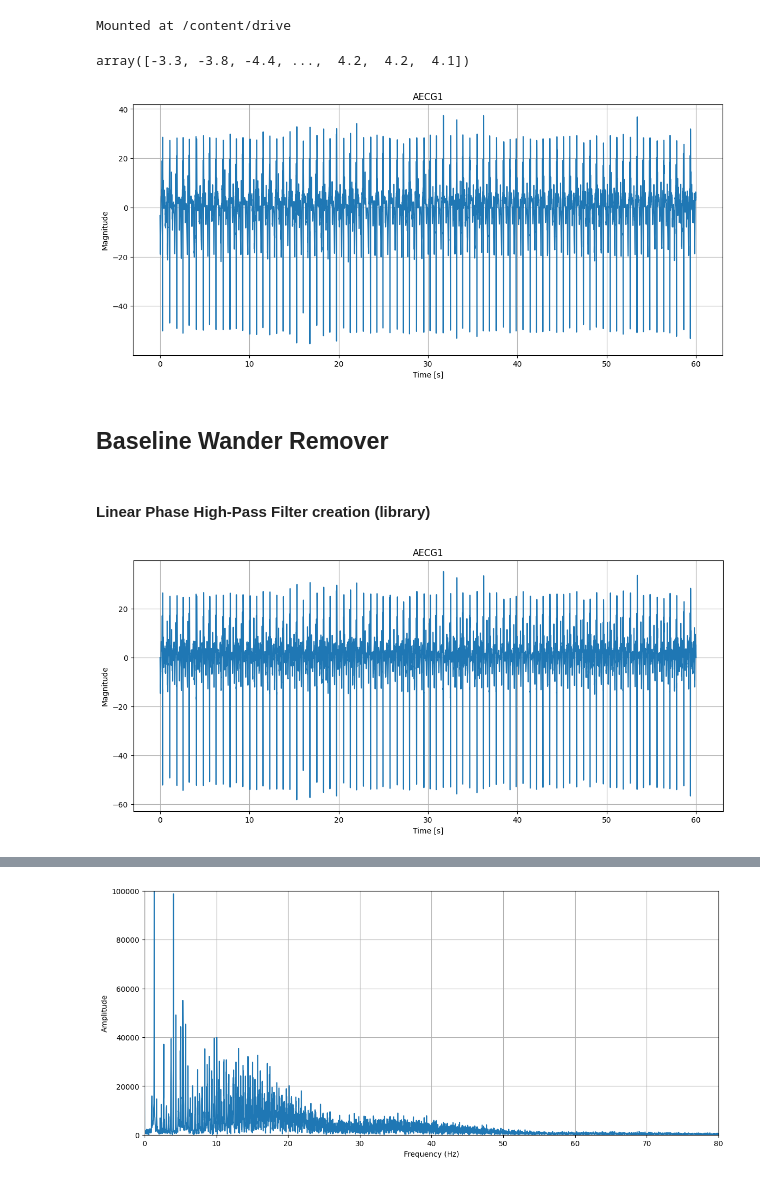
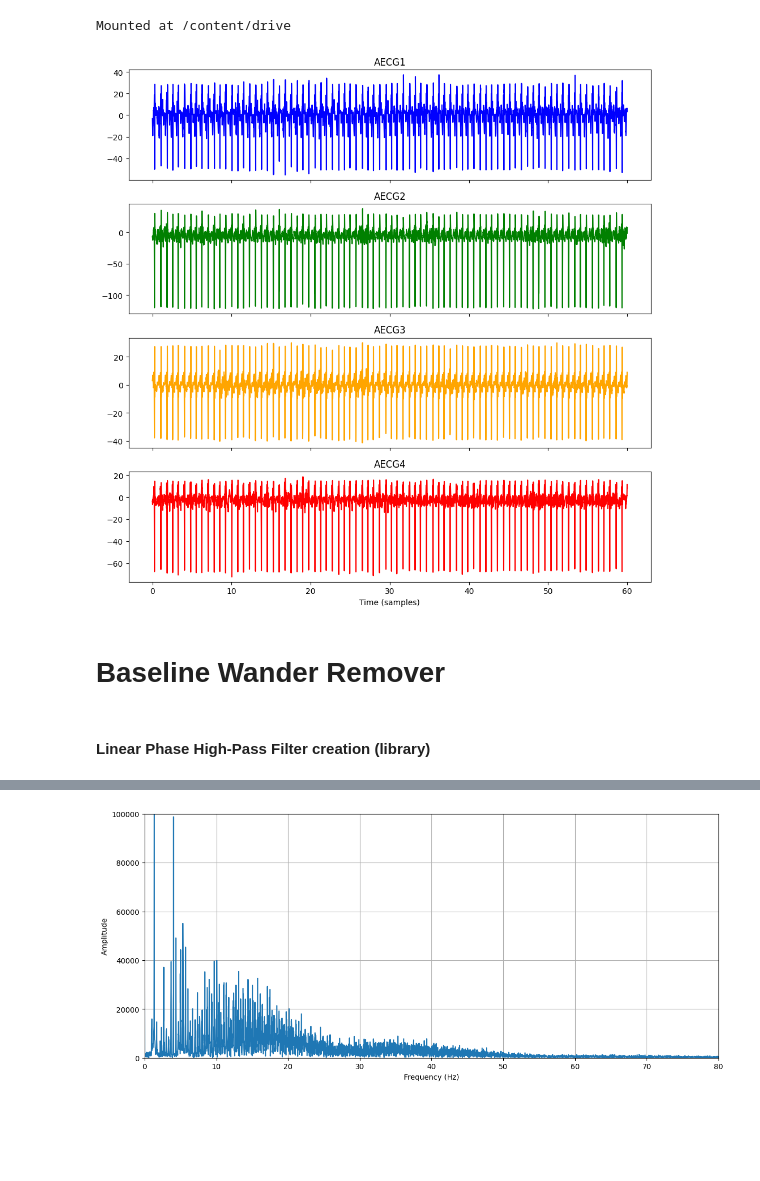
Before and after one commit to EmanueleGiavardi/BSP_project, a Jupyter notebook: test.ipynb, the cells around one changed output, grey strips where cells are left out. Cells and saved outputs as stored; diff of their text form; code cells hidden in the pictures; blank space fills up the shorter version.

```diff
--- a/test.ipynb
+++ b/test.ipynb
@@ -33,12 +35,6 @@ def extract_stochastic_process(filename):
 #   S1[2] = -> AECG3
 #   S1[3] = -> AECG4
 
-t, S1 = extract_stochastic_process(test_sp)
-fs = 1000 #sampling frequency
-
-# for semplicity purposes, here we just consider one realization, AECG1, for blocks 1 and 2
-AECG1 = S1[0]
-AECG1
+t, SP = extract_stochastic_process(test_sp)
+sf = 1000 #sampling frequency
-# %% [output]
-array([-3.3, -3.8, -4.4, ...,  4.2,  4.2,  4.1])
 # %%
@@ -94,22 +88,20 @@ def plot_stochastic_process(process):
 
     plt.tight_layout()
     plt.show()
-# %%
-plot_AECG(AECG1)
-#plot_stochastic_process(S1)
-#plot_AECG_spectrum(AECG, fs)
-# %% [output]
-[figure, removed]
+# %%
+plot_stochastic_process(SP)
+# %% [output]
+[figure, added]
 # %% [markdown]
-## <b>Baseline Wander Remover</b>
+# <b>Baseline Wander Remover</b>
 # %% [markdown]
 #### Linear Phase High-Pass Filter creation (library)
 # %%
 from scipy.signal import firwin, filtfilt
 
-def highpass_fir_filter(signal, fs, cutoff, num_taps=1000):
+def highpass_fir_filter(signal, sf, cutoff, num_taps=1000):
 
-    nyquist = 0.5 * fs
+    nyquist = 0.5 * sf
     cutoff_normalized = cutoff / nyquist
 
     # crea i coefficienti del filtro (valori del sinc finestrato di lunghezza num_taps)
@@ -120,15 +112,19 @@ def highpass_fir_filter(signal, fs, cutoff, num_taps=1000):
 
     return filtered_signal, fir_coefficients
 
-# Parametri
-fs = 1000  # Frequenza di campionamento (Hz)
-cutoff = 3  # Frequenza di taglio (Hz)
-num_taps = 1001  # Numero di taps
+
+cutoff = 3
+# TODO: riguardare perchè + 1
+num_taps = 1000
 
 
 # Applicazione del filtro
-filtered_AECG, fir_coefficients = highpass_fir_filter(AECG1, fs, cutoff, num_taps)
+#filtered_AECG, fir_coefficients = highpass_fir_filter(AECG1, fs, cutoff, num_taps)
 
-plot_AECG(filtered_AECG)
+# applicazione del filtro a tutte le realizzazioni del processo
+filtered_SP = []
+fir_coeffs = []
+for AECG in SP:
+    filtered_AECG, fir_coefficients =  highpass_fir_filter(AECG, sf, cutoff, num_taps+1)
+    filtered_SP.append(filtered_AECG)
+    fir_coeffs.append(fir_coefficients)
-# %% [output]
-[figure, removed]
```
Also changed, not shown: parts of 10 cells of this notebook.
